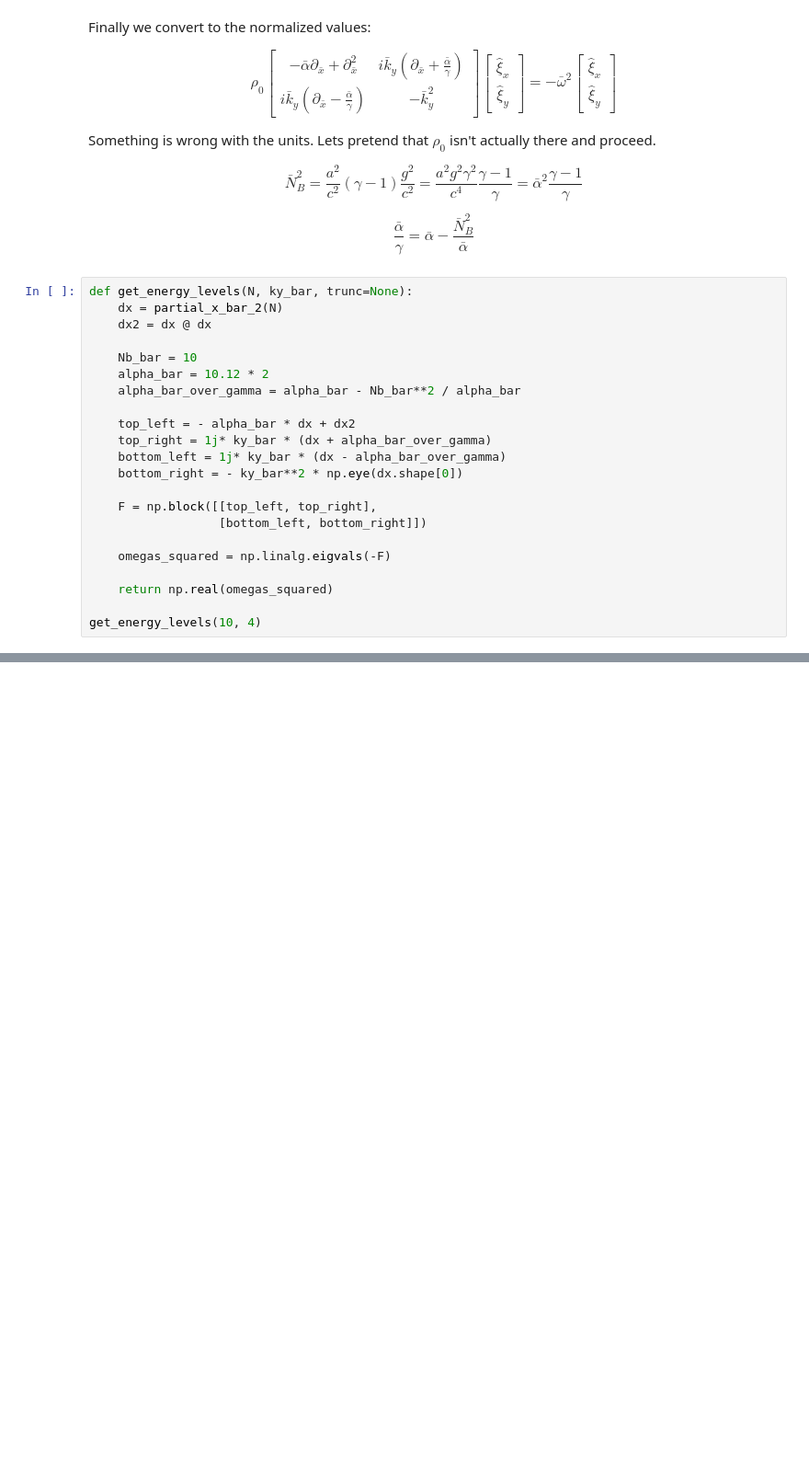
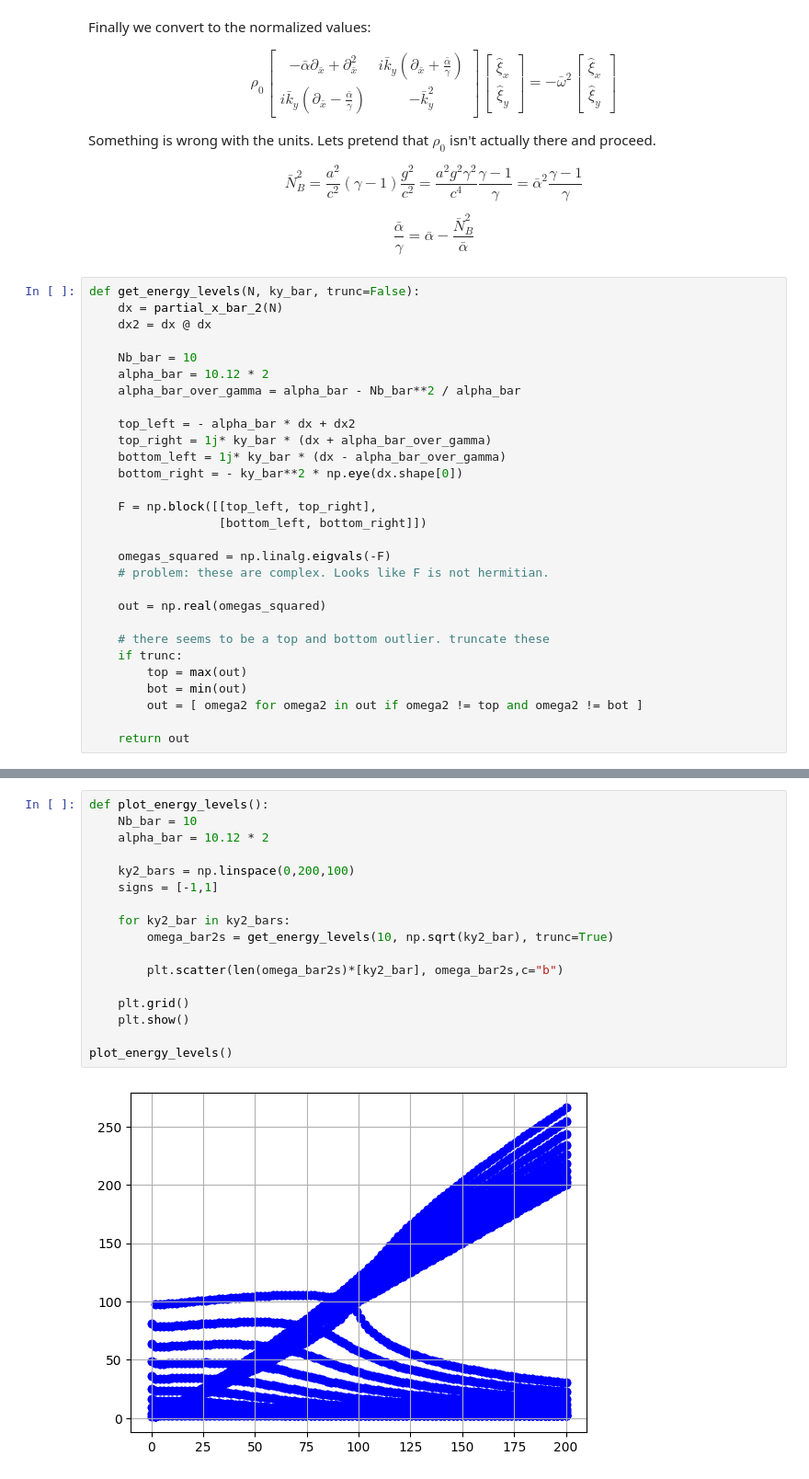
Before and after one commit to qiskit-community/quantum-magneto-hydro-dynamics-dev, a Jupyter notebook: slab.ipynb, the cells around one changed output, grey strips where cells are left out. Shown at 92% size. Drawn from its saved outputs; the diff is of its cells as text; blank space fills up the shorter version.

Commit message:
slab plot

```diff
--- a/slab.ipynb
+++ b/slab.ipynb
@@ -136,7 +136,7 @@ $$ \bar N^2_B = \frac{a^2}{c^2}  (\gamma - 1) \frac{g^2}{c^2} = \frac{a^2 g^2 \g
 
 $$ \frac{\bar \alpha}{\gamma} =  \bar \alpha - \frac{\bar N^2_B }{\bar \alpha} $$
 # %%
-def get_energy_levels(N, ky_bar, trunc=None):
+def get_energy_levels(N, ky_bar, trunc=False):
     dx = partial_x_bar_2(N)
     dx2 = dx @ dx
 
@@ -153,7 +153,14 @@ def get_energy_levels(N, ky_bar, trunc=None):
                   [bottom_left, bottom_right]])
 
     omegas_squared = np.linalg.eigvals(-F)
+    # problem: these are complex. Looks like F is not hermitian.
 
-    return np.real(omegas_squared)
+    out = np.real(omegas_squared)
 
-get_energy_levels(10, 4)
+    # there seems to be a top and bottom outlier. truncate these
+    if trunc:
+        top = max(out)
+        bot = min(out)
+        out = [ omega2 for omega2 in out if omega2 != top and omega2 != bot ]
+
+    return out
@@ -178,3 +167,22 @@ get_energy_levels(10, 4)
+# %%
+def plot_energy_levels():
+    Nb_bar = 10
+    alpha_bar = 10.12 * 2
+
+    ky2_bars = np.linspace(0,200,100)
+    signs = [-1,1]
+
+    for ky2_bar in ky2_bars:
+        omega_bar2s = get_energy_levels(10, np.sqrt(ky2_bar), trunc=True)
+
+        plt.scatter(len(omega_bar2s)*[ky2_bar], omega_bar2s,c="b")
+
+    plt.grid()
+    plt.show()
+
+plot_energy_levels()
+# %% [output]
+[figure, added]
 # %% [markdown]
 ## Preparing position operators
 
```
Also changed, not shown: parts of 1 cell of this notebook.
